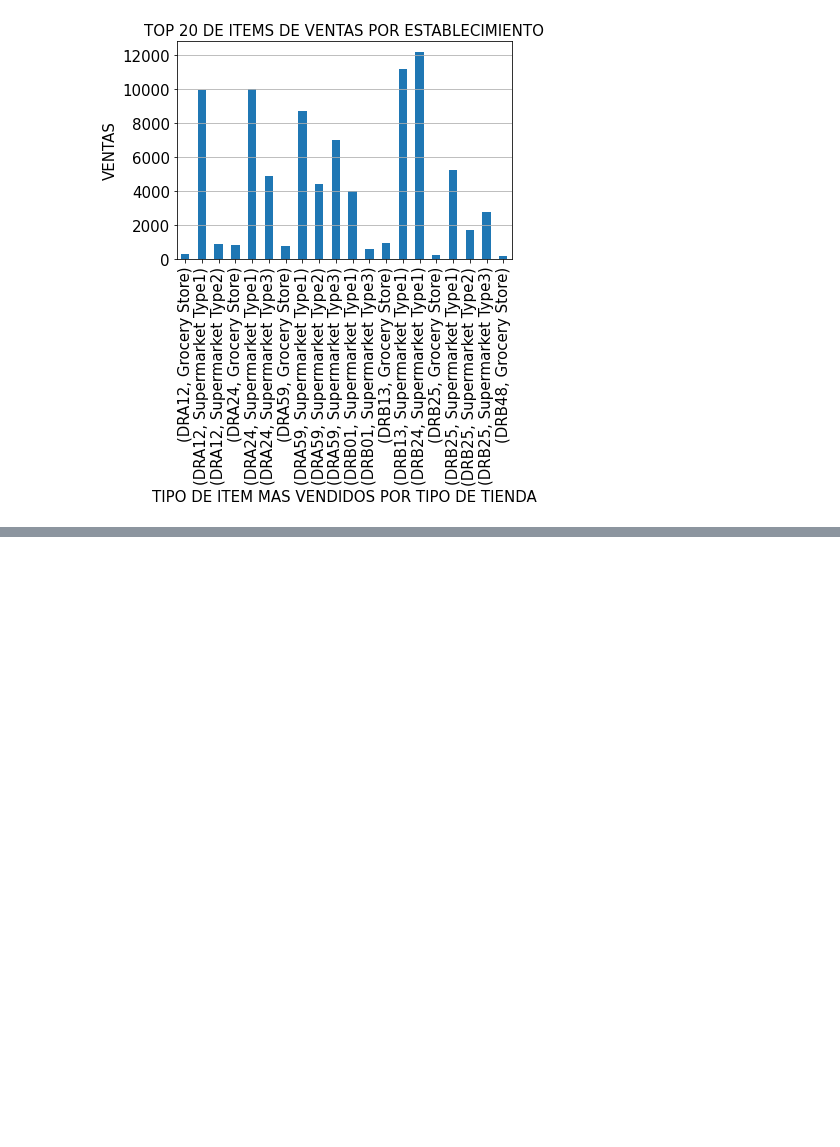
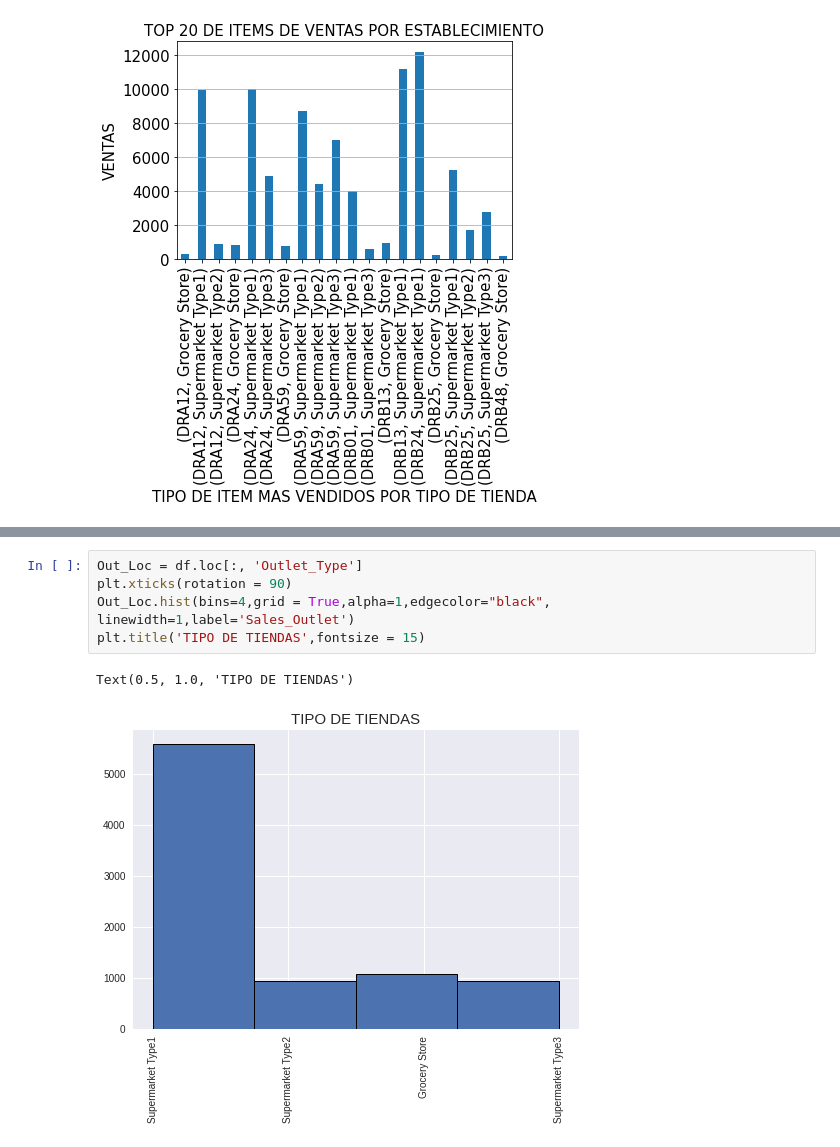
Before and after one commit to wilsonfffs/CODING-DOJO, a Jupyter notebook: Proyecto__1__Parte_3.ipynb, the cells around one changed output, grey strips where cells are left out. Drawn from its saved outputs; the diff is of its cells as text; blank space fills up the shorter version.

```diff
--- a/Proyecto__1__Parte_3.ipynb
+++ b/Proyecto__1__Parte_3.ipynb
@@ -106,0 +166,8 @@ plt.yticks(fontsize = 15)
+# %%
+Out_Loc = df.loc[:, 'Outlet_Type']
+plt.xticks(rotation = 90)
+Out_Loc.hist(bins=4,grid = True,alpha=1,edgecolor="black", linewidth=1,label='Sales_Outlet')
+plt.title('TIPO DE TIENDAS',fontsize = 15)
+# %% [output]
+Text(0.5, 1.0, 'TIPO DE TIENDAS')
+[figure, added]
```
Also changed, not shown: parts of 9 cells of this notebook.
